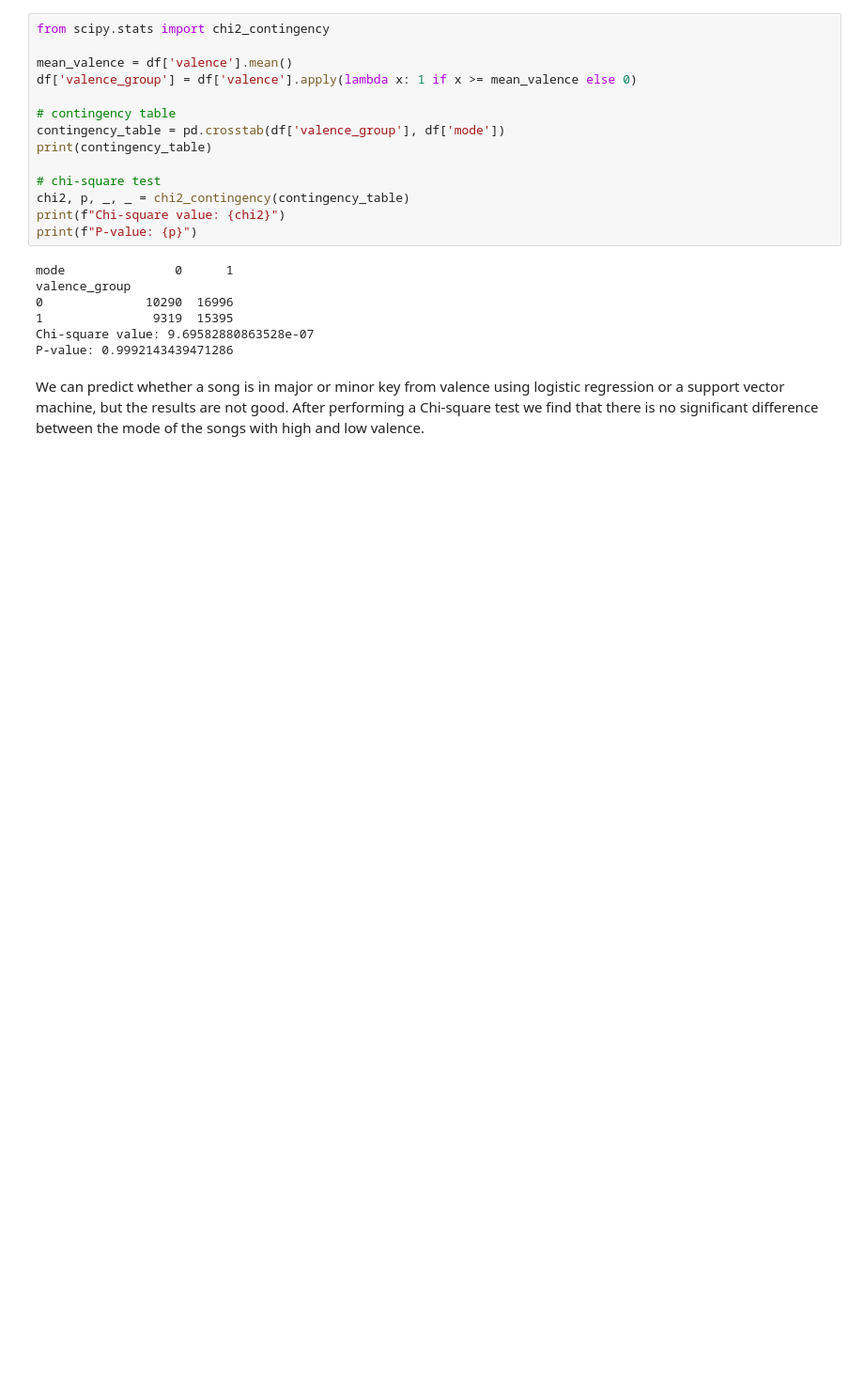
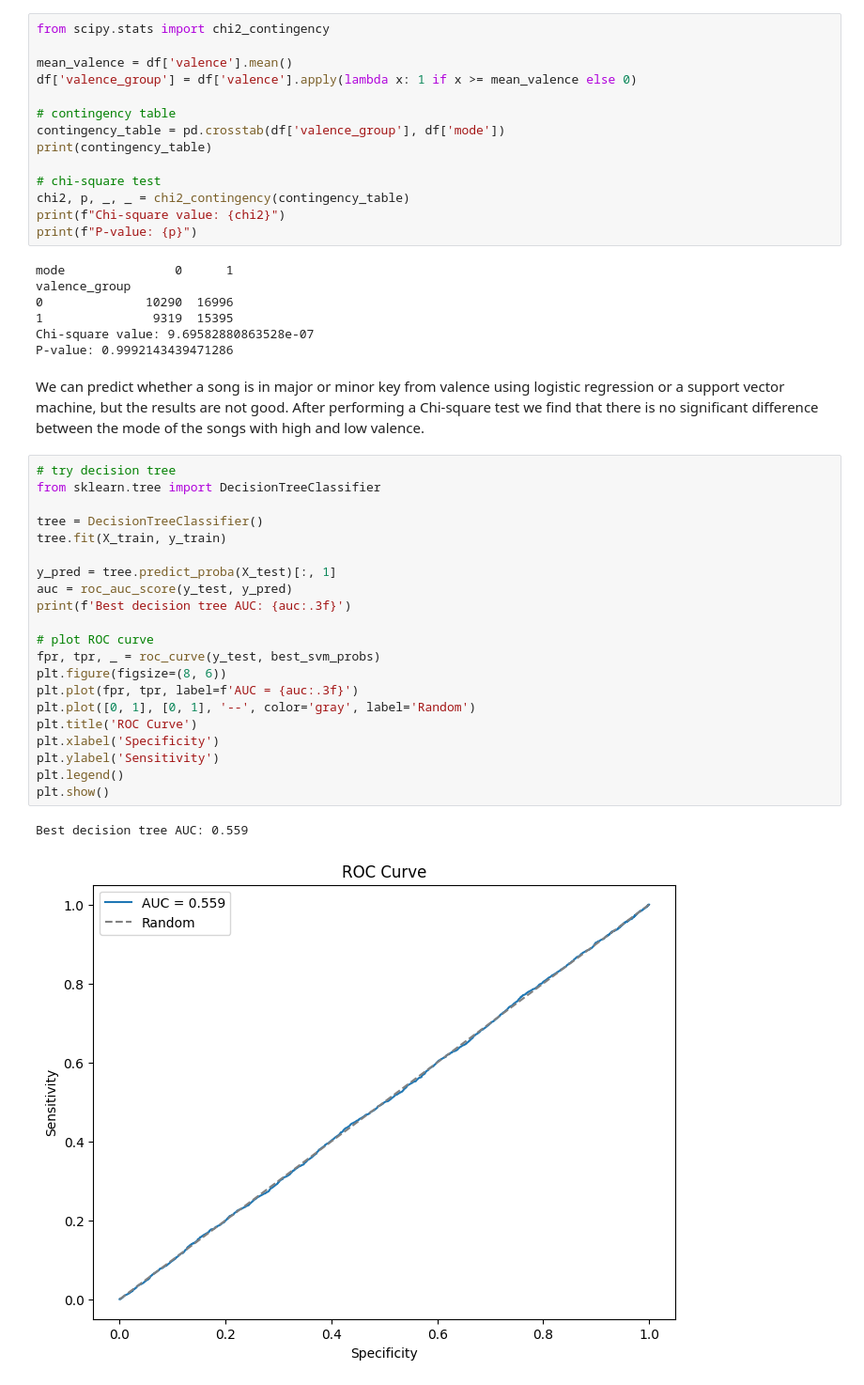
Before and after one commit to HongjinZhu/IDS-Capstone-Project, a Jupyter notebook: capsQ4Q5Q7.ipynb, the cells around one changed output. Shown at 94% size. Drawn from its saved outputs; the diff is of its cells as text; blank space fills up the shorter version.

```diff
--- a/capsQ4Q5Q7.ipynb
+++ b/capsQ4Q5Q7.ipynb
@@ -228,3 +259,27 @@ P-value: 0.9992143439471286
 # %% [markdown]
 We can predict whether a song is in major or minor key from valence using logistic regression or a support vector machine, but the results are not good.
 After performing a Chi-square test we find that there is no significant difference between the mode of the songs with high and low valence.
+# %%
+# try decision tree
+from sklearn.tree import DecisionTreeClassifier
+
+tree = DecisionTreeClassifier()
+tree.fit(X_train, y_train)
+
+y_pred = tree.predict_proba(X_test)[:, 1]
+auc = roc_auc_score(y_test, y_pred)
+print(f'Best decision tree AUC: {auc:.3f}')
+
+# plot ROC curve
+fpr, tpr, _ = roc_curve(y_test, best_svm_probs)
+plt.figure(figsize=(8, 6))
+plt.plot(fpr, tpr, label=f'AUC = {auc:.3f}')
+plt.plot([0, 1], [0, 1], '--', color='gray', label='Random')
+plt.title('ROC Curve')
+plt.xlabel('Specificity')
+plt.ylabel('Sensitivity')
+plt.legend()
+plt.show()
+# %% [output]
+Best decision tree AUC: 0.559
+[figure, added]
```
Also changed, not shown: parts of 9 cells of this notebook, 2 other files.
